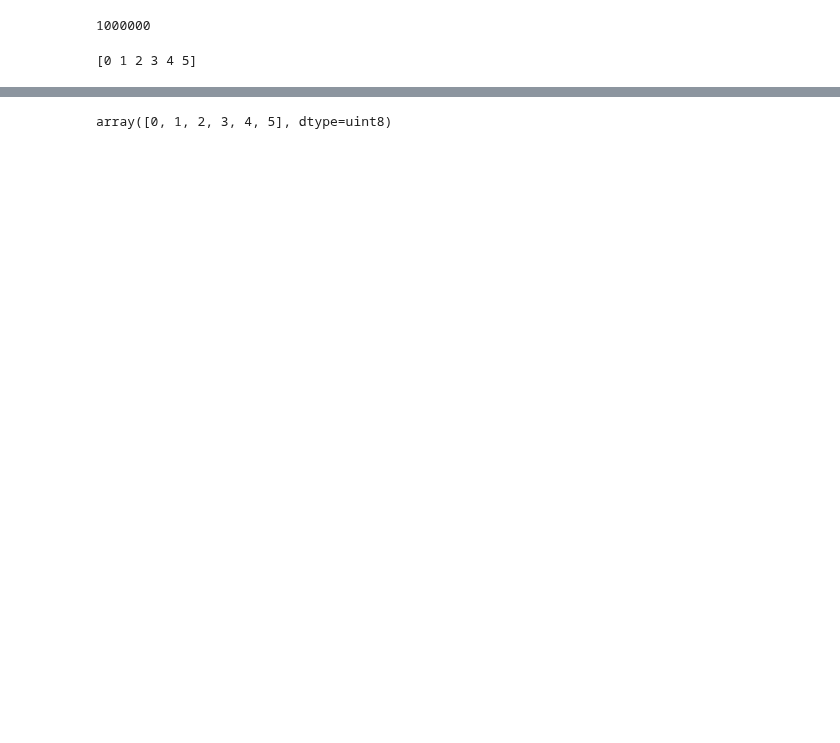
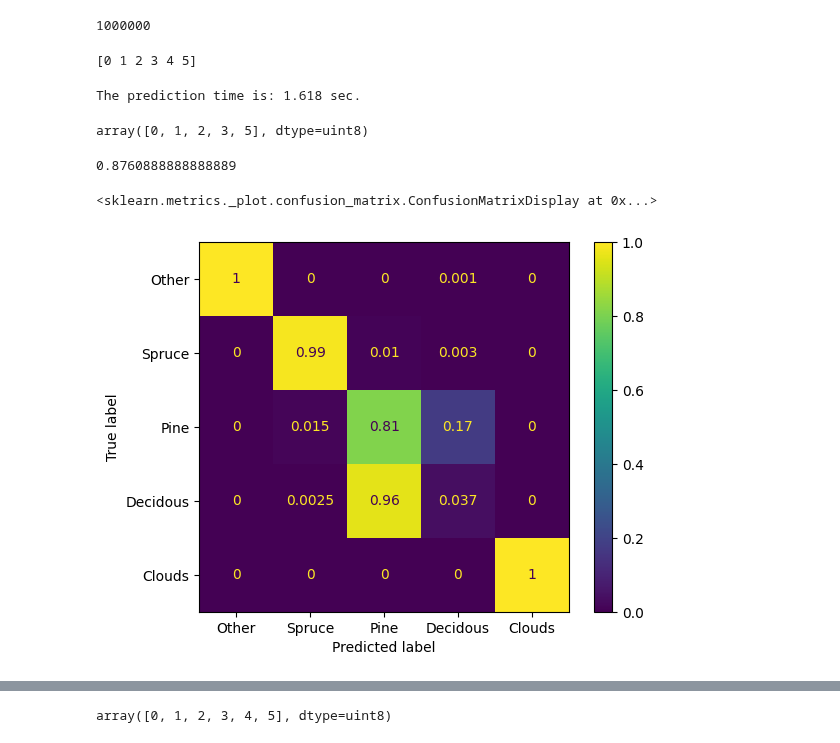
Before and after one commit to jonasroy/SVM_THESIS_PROJECT, a Jupyter notebook: Model/Model_Tree3.ipynb, the cells around one changed output, grey strips where cells are left out. Cells and saved outputs as stored; diff of their text form; code cells hidden in the pictures; blank space fills up the shorter version.

```diff
--- a/Model/Model_Tree3.ipynb
+++ b/Model/Model_Tree3.ipynb
@@ -390,3 +398,34 @@ X, y = preprocesing_data(d, l)
 print(classesInLabels(y))
 # %% [output]
 [0 1 2 3 4 5]
+# %%
+# 1) Spruce, 2) Pine , 3) Decidous (leaf), 4) Water, 5) Clouds, and 0) other
+tb = {0 : [[1,2,3],[0,5]], 1 : [[[1],[2,3]],[[0],[5]]], 2: [[[3],[2]],[]]}
+
+iter = 1e7
+
+sbm = {0: SVC(kernel="rbf", C=1000000, max_iter=iter),
+       1: [SVC(kernel="rbf", C=1000000, max_iter=iter), SVC(kernel="rbf", C=1000000, max_iter=iter)],
+       2: [SVC(kernel="rbf", C=1000, max_iter=1e5), False],}
+
+
+pl = SvmDesionTree(X,y,tb, sbm)
+# %% [output]
+The prediction time is: 1.618 sec.
+# %%
+classesInLabels(pl)
+# %% [output]
+array([0, 1, 2, 3, 5], dtype=uint8)
+# %%
+print((pl == y).sum()/len(y))
+
+
+name_classes = ["Other", "Spruce", "Pine", "Decidous", "Clouds"]
+
+cm = confusion_matrix(y,pl, normalize="true")
+cmd_obj = ConfusionMatrixDisplay(cm, display_labels=name_classes)
+cmd_obj.plot()
+# %% [output]
+0.8760888888888889
+<sklearn.metrics._plot.confusion_matrix.ConfusionMatrixDisplay at 0x...>
+[figure, added]
```
Also changed, not shown: parts of 8 cells of this notebook, 1 other file.
